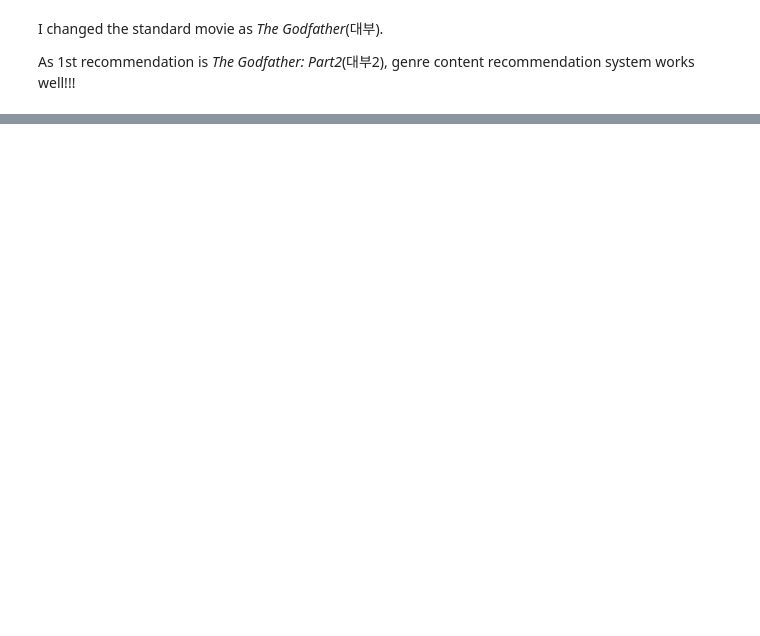
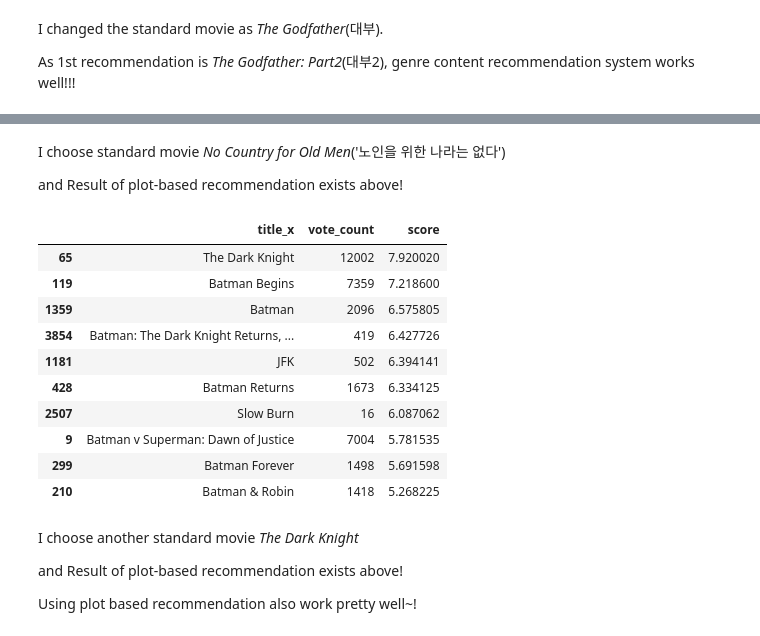
Before and after one commit to ycw0363/stat_seminar, a Jupyter notebook: Mid_project.ipynb, the cells around one changed output, grey strips where cells are left out. Drawn from its saved outputs; the diff is of its cells as text; code cells hidden in the pictures; blank space fills up the shorter version.

```diff
--- a/Mid_project.ipynb
+++ b/Mid_project.ipynb
@@ -346,0 +435,25 @@ As 1st recommendation is *The Godfather: Part2*(대부2), genre content recommen
+# %% [markdown]
+I choose standard movie *No Country for Old Men*('노인을 위한 나라는 없다')
+
+and Result of plot-based recommendation exists above!
+# %%
+plot_mvs_2 = plot_rec('The Dark Knight Rises')
+plot_mvs_2[['title_x', 'vote_count','score']]
+# %% [output]
+|  | title_x | vote_count | score |
+| 65 | The Dark Knight | 12002 | 7.920020 |
+| 119 | Batman Begins | 7359 | 7.218600 |
+| 1359 | Batman | 2096 | 6.575805 |
+| 3854 | Batman: The Dark Knight Returns, ... | 419 | 6.427726 |
+| 1181 | JFK | 502 | 6.394141 |
+| 428 | Batman Returns | 1673 | 6.334125 |
+| 2507 | Slow Burn | 16 | 6.087062 |
+| 9 | Batman v Superman: Dawn of Justice | 7004 | 5.781535 |
+| 299 | Batman Forever | 1498 | 5.691598 |
+| 210 | Batman & Robin | 1418 | 5.268225 |
+# %% [markdown]
+I choose another standard movie *The Dark Knight*
+
+and Result of plot-based recommendation exists above!
+
+Using plot based recommendation also work pretty well~!
```
Also changed, not shown: parts of 11 cells of this notebook.
